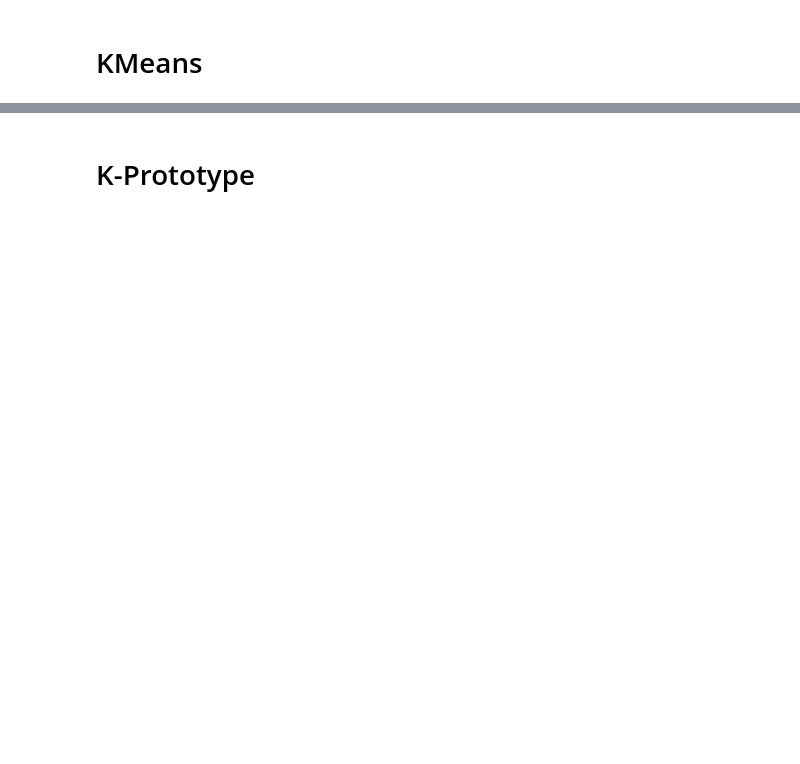
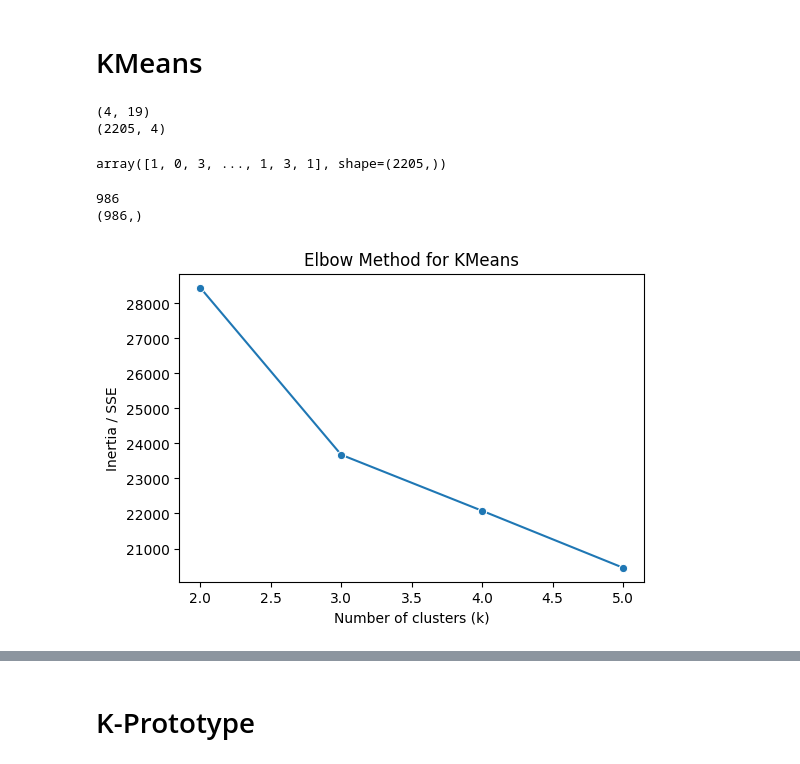
Before and after one commit to vedanth-subramaniam/CSCI-566-Assignments, a Jupyter notebook: HW1/Part1/Kmeans_KNN.ipynb, the cells around one changed output, grey strips where cells are left out. Cells and saved outputs as stored; diff of their text form; code cells hidden in the pictures; blank space fills up the shorter version.

Commit message:
kmeans and kprototype implemented

```diff
--- a/HW1/Part1/Kmeans_KNN.ipynb
+++ b/HW1/Part1/Kmeans_KNN.ipynb
@@ -299,5 +403,45 @@ ax1.text(s=f"Mean Sales: \n{market[market['no_children'] == 3]['total_items_boug
 # %% [markdown]
 # KMeans
+# %%
+import numpy as np
+exclude_cols = [
+    'Education',
+    'Marital_Status',
+    'AcceptedCmp3',
+    'AcceptedCmp4',
+    'AcceptedCmp5',
+    'AcceptedCmp1',
+    'AcceptedCmp2',
+    'Complain',
+    'Z_CostContact',
+    'Z_Revenue',
+    'Response'
+]
+X = market.drop(exclude_cols, axis=1).values
+indices = np.random.choice(X.shape[0], 4, replace=False)
+centers = X[indices]
+print(centers.shape)
+distances = np.linalg.norm(X[:, np.newaxis] - centers, axis=2)
+print(distances.shape)
+# print(distances)
+# %% [output]
+(4, 19)
+(2205, 4)
+# %%
+labels = np.argmin(distances, axis=1)
+labels
+# %% [output]
+array([1, 0, 3, ..., 1, 3, 1], shape=(2205,))
+# %%
+for k in range(4):
+    indices = np.where(labels == k)
+    print(len(indices[0]))
+    mean = np.mean(X[indices], axis=1)
+    print(mean.shape)
+    break
+# %% [output]
+986
+(986,)
 # %%
 from sklearn.metrics import silhouette_score
 import numpy as np
@@ -325,7 +469,13 @@ class StandardScaler:
         # Prevent division by zero for features with zero standard deviation
         # 2 Points
         # TODO ===== YOUR CODE HERE =====
+        if isinstance(X, pd.DataFrame):
+            X = X.values
 
+        self.mean_ = X.mean(axis=0)
+        self.std_ = X.std(axis=0)
+
+        self.std_ = np.where(self.std_ == 0, 1e-8, self.std_)
         # TODO ==========================
         return self
 
@@ -343,7 +493,7 @@ class StandardScaler:
             X = X.values
         # 2 Points
         # TODO ===== YOUR CODE HERE =====
-        return
+        return (X - self.mean_) / self.std_
         # TODO ==========================
 
     def fit_transform(self, X):
@@ -396,7 +546,7 @@ class KMeans:
         # 1. Initialize centers
         # 2 Points
         # TODO ===== YOUR CODE HERE =====
-
+        centers = self._initialize_centers(X)
         # TODO ==========================
 
         for i in range(self.max_iter):
@@ -410,16 +560,23 @@ class KMeans:
                 # If there are samples in cluster k, compute the mean; otherwise, randomly reinitialize the center
                 # 2 Points
                 # TODO ===== YOUR CODE HERE =====
-
+                indices = np.where(labels == k)[0]
+                if len(indices) > 0:
+                    new_centers[k] = np.mean(X[indices], axis=0)
+                else:
+                    new_centers[k] = X[np.random.choice(X.shape[0], 1)]
                 # TODO ==========================
 
             # 4. Check for convergence: stop if all centers move less than tol
             # 2 Points
             # TODO ===== YOUR CODE HERE =====
-
+            if np.allclose(centers, new_centers, atol=self.tol):
+                break
+            centers = new_centers
             # TODO ==========================
 
         # 5. Final assignment and computation of Sum of Squared Errors (SSE)
+
         distances = np.linalg.norm(X[:, np.newaxis] - centers, axis=2)
         labels = np.argmin(distances, axis=1)
         inertia = np.sum((X - centers[labels]) ** 2)
@@ -444,7 +601,8 @@ class KMeans:
             X = X.values
         # 2 Points
         # TODO ===== YOUR CODE HERE =====
-
+        distances = np.linalg.norm(X[:, np.newaxis] - self.cluster_centers_, axis=2)
+        labels = np.argmin(distances, axis=1)
         # TODO ==========================
         return labels
 
@@ -467,34 +625,39 @@ exclude_cols = [
     'AcceptedCmp1',
     'AcceptedCmp2',
     'Complain',
     'Z_CostContact',
     'Z_Revenue',
     'Response'
 ]
 
 # Exclude these columns from 'market' and copy the result to df_kmeans.
 # Assume that 'market' is a preloaded DataFrame. Load data if necessary.
 df_kmeans = market.drop(columns=exclude_cols, axis=1).copy()
 
 # Standardize the numeric columns (including the recently encoded ones)
 scaler = StandardScaler()
 df_kmeans_scaled = scaler.fit_transform(df_kmeans)
 
 # Use the Elbow Method to select the appropriate number of clusters (k)
 cost_kmeans = []
 K_range = range(2, 6)
 # 2 Points
 # TODO ===== YOUR CODE HERE =====
-
+for k in K_range:
+    model = KMeans(n_clusters=k)
+    model.fit(df_kmeans_scaled)
+    cost_kmeans.append(model.inertia_)
 # TODO ==========================
 
 # Plot the elbow curve
 plt.figure(figsize=(6, 4))
 sns.lineplot(x=list(K_range), y=cost_kmeans, marker='o')
 plt.title('Elbow Method for KMeans')
 plt.xlabel('Number of clusters (k)')
 plt.ylabel('Inertia / SSE')
 plt.show()
+# %% [output]
+[figure, added]
 # %%
 # Choose the appropriate number of clusters and perform the final clustering
 # 2 Points
```
Also changed, not shown: parts of 32 cells of this notebook.
